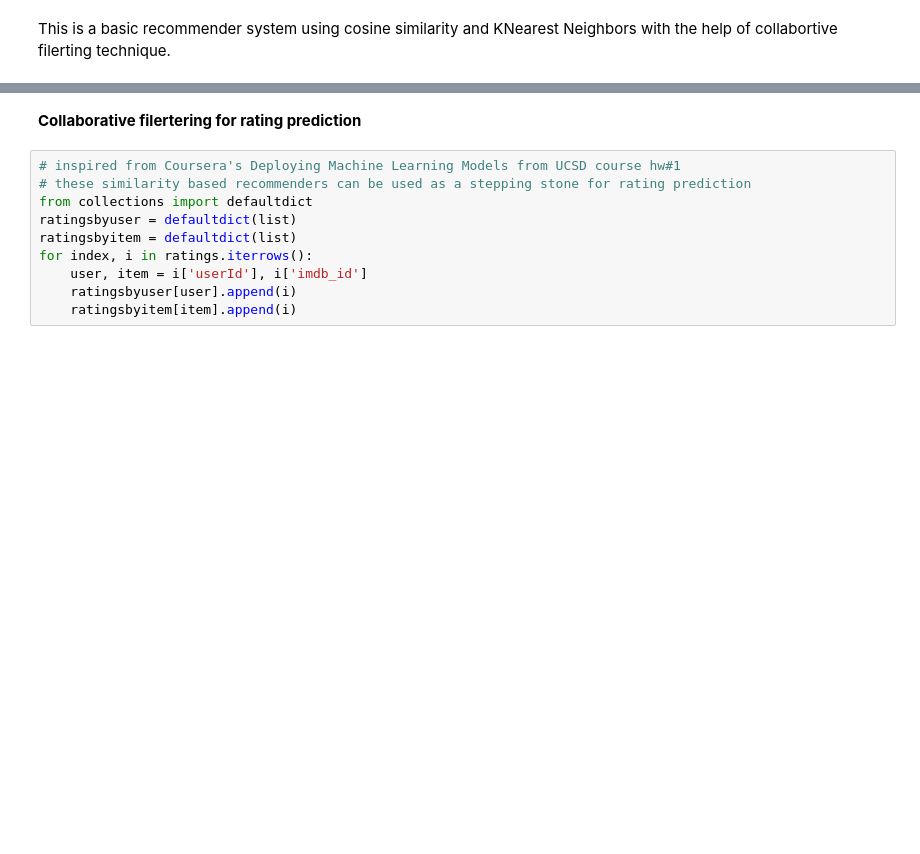
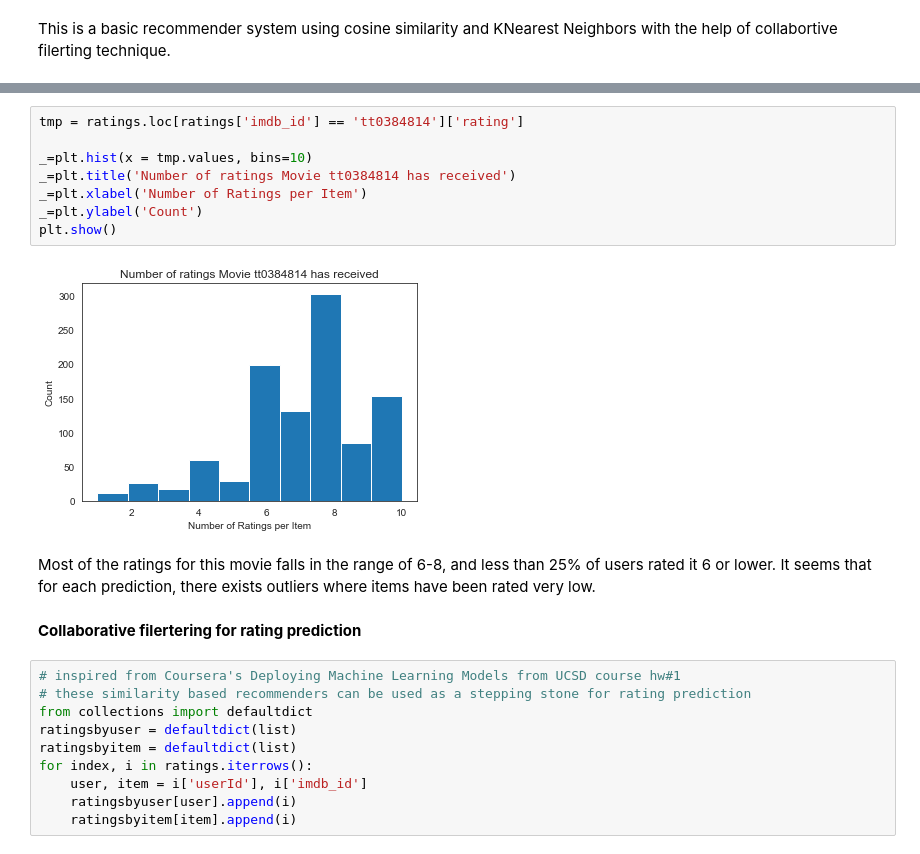
Before and after one commit to sathwikkes/Movie-Recommender-System, a Jupyter notebook: notebooks/3-RecommenderSystems.ipynb, the cells around one changed output, grey strips where cells are left out. Saved outputs shown, nothing was run; the diff lists cells and outputs as text; blank space fills up the shorter version.

```diff
--- a/notebooks/3-RecommenderSystems.ipynb
+++ b/notebooks/3-RecommenderSystems.ipynb
@@ -607,3 +787,15 @@ This is a basic recommender system using cosine similarity and KNearest Neighbor
+# %%
+tmp = ratings.loc[ratings['imdb_id'] == 'tt0384814']['rating']
+
+_=plt.hist(x = tmp.values, bins=10)
+_=plt.title('Number of ratings Movie tt0384814 has received')
+_=plt.xlabel('Number of Ratings per Item')
+_=plt.ylabel('Count')
+plt.show()
+# %% [output]
+[figure, added]
+# %% [markdown]
+Most of the ratings for this movie falls in the range of 6-8, and less than 25% of users rated it 6 or lower. It seems that for each prediction, there exists outliers where items have been rated very low.
 # %% [markdown]
 **Collaborative filertering for rating prediction**
 # %%
```
Also changed, not shown: parts of 39 cells of this notebook, 1 other file.
